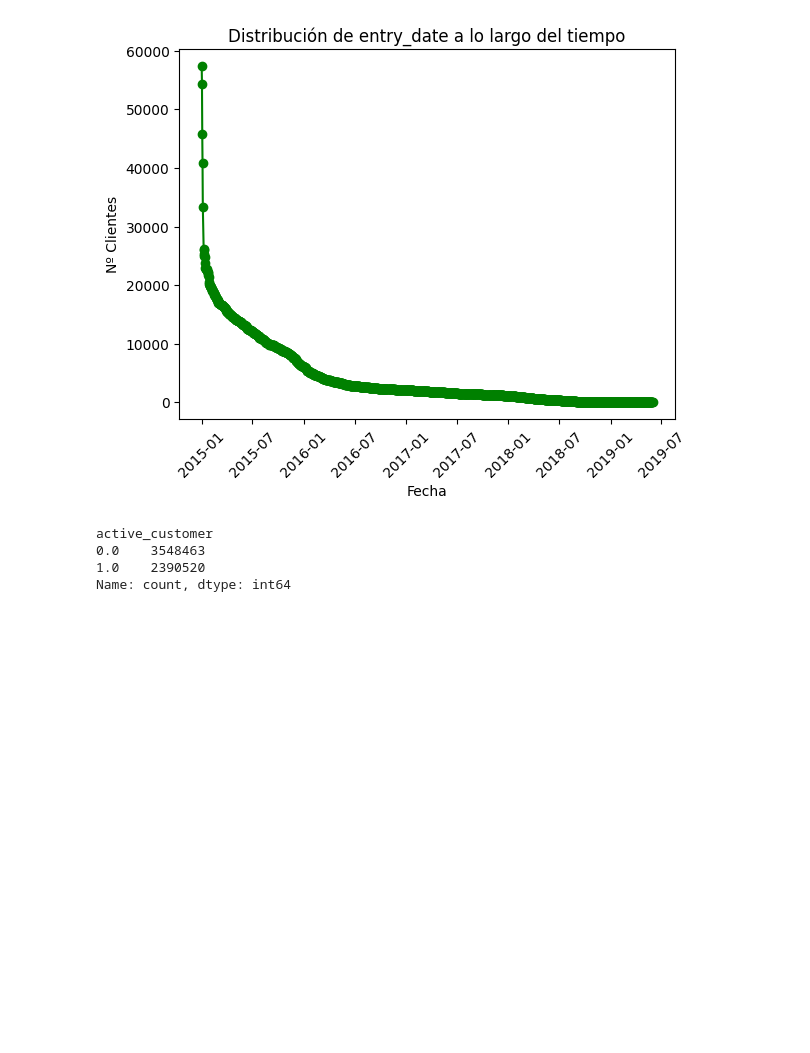
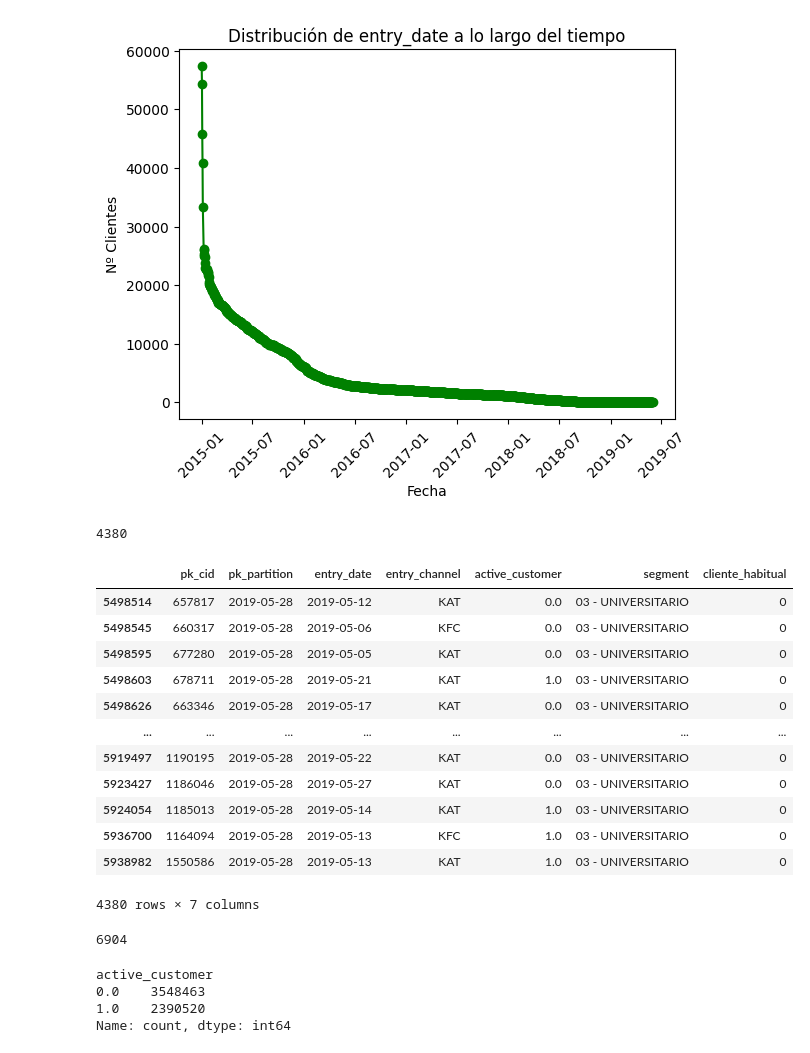
Before and after one commit to dgonzalezDS/DscTfm, a Jupyter notebook: main.ipynb, the cells around one changed output. Cells and saved outputs as stored; diff of their text form; code cells hidden in the pictures; blank space fills up the shorter version.

```diff
--- a/main.ipynb
+++ b/main.ipynb
@@ -463,6 +467,34 @@ plt.show()
 [figure]
 # %%
 #La contratación de nuevos clientes ha seguidos una constante descente a lo largo del tiempo.
+#Podemos ver cuantos clientes nuevos ha habido en el mes de Mayo de 2019
+
+len(df_ca[(df_ca["entry_date"] >= "2019-05-01")])
+
+#Por tanto en el mes de Mayo de 2019, hubo 4380 nuevos clientes.
+# %% [output]
+4380
+# %%
+df_ca[(df_ca["entry_date"] >= "2019-05-01")]
+# %% [output]
+|  | pk_cid | pk_partition | entry_date | entry_channel | active_customer | segment | cliente_habitual |
+| 5498514 | 657817 | 2019-05-28 | 2019-05-12 | KAT | 0.0 | 03 - UNIVERSITARIO | 0 |
+| 5498545 | 660317 | 2019-05-28 | 2019-05-06 | KFC | 0.0 | 03 - UNIVERSITARIO | 0 |
+| 5498595 | 677280 | 2019-05-28 | 2019-05-05 | KAT | 0.0 | 03 - UNIVERSITARIO | 0 |
+| 5498603 | 678711 | 2019-05-28 | 2019-05-21 | KAT | 1.0 | 03 - UNIVERSITARIO | 0 |
+| 5498626 | 663346 | 2019-05-28 | 2019-05-17 | KAT | 0.0 | 03 - UNIVERSITARIO | 0 |
+| ... | ... | ... | ... | ... | ... | ... | ... |
+| 5919497 | 1190195 | 2019-05-28 | 2019-05-22 | KAT | 0.0 | 03 - UNIVERSITARIO | 0 |
+| 5923427 | 1186046 | 2019-05-28 | 2019-05-27 | KAT | 0.0 | 03 - UNIVERSITARIO | 0 |
+| 5924054 | 1185013 | 2019-05-28 | 2019-05-14 | KAT | 1.0 | 03 - UNIVERSITARIO | 0 |
+| 5936700 | 1164094 | 2019-05-28 | 2019-05-13 | KFC | 1.0 | 03 - UNIVERSITARIO | 0 |
+| 5938982 | 1550586 | 2019-05-28 | 2019-05-13 | KAT | 1.0 | 03 - UNIVERSITARIO | 0 |
+4380 rows × 7 columns
+# %%
+#Restando el numero de registros del mes de mayo, menos los del mes anterior, podemos ver el total de nuevos registros o "ventas". De todas las 6904 ventas t otales, 4380 fueron a nuevos clientes
+len(df_ca[(df_ca["pk_partition"] == "2019-05-28")]) - len(df_ca[(df_ca["pk_partition"] == "2019-03-28")])
+# %% [output]
+6904
 # %%
 #Columna active_customer
 df_ca["active_customer"].value_counts()
```
Also changed, not shown: parts of 3 cells of this notebook.
